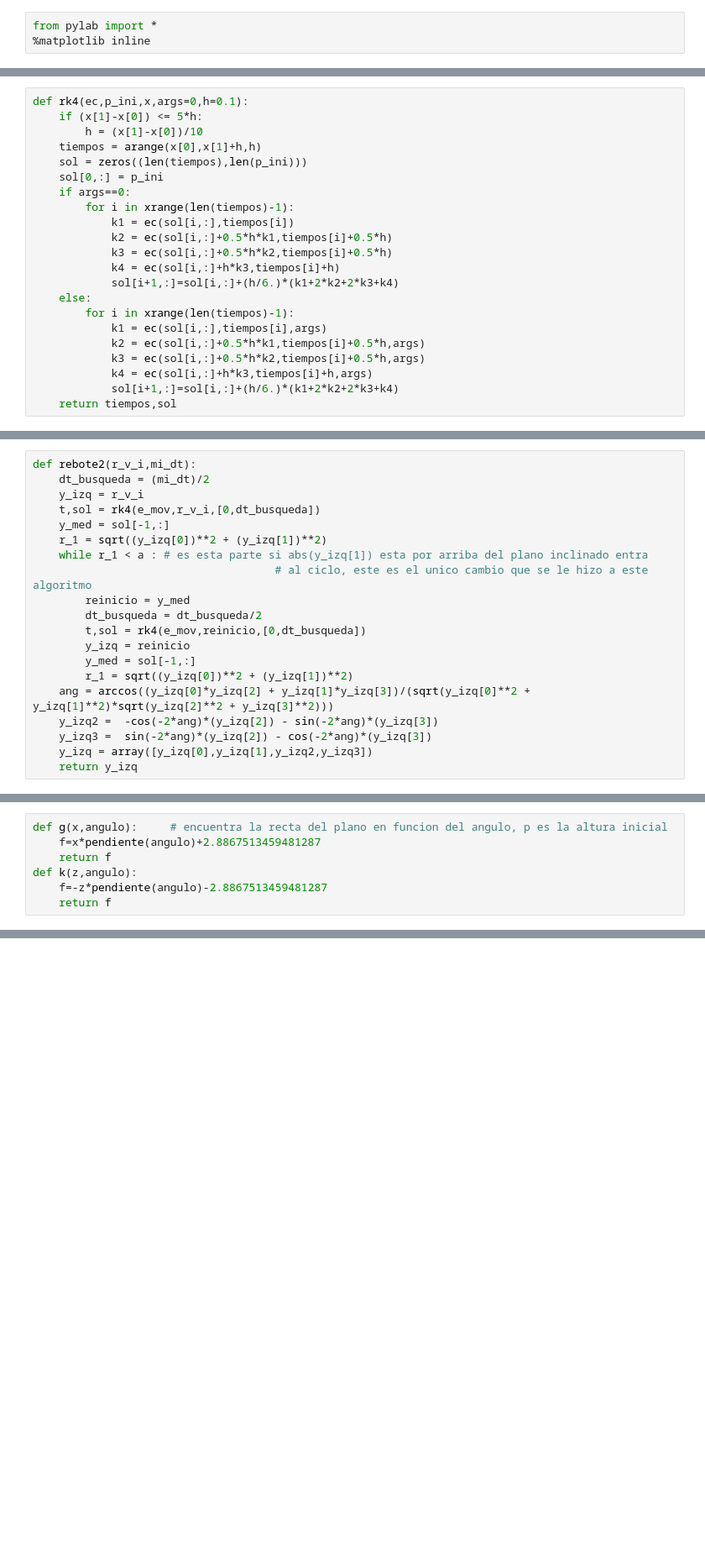
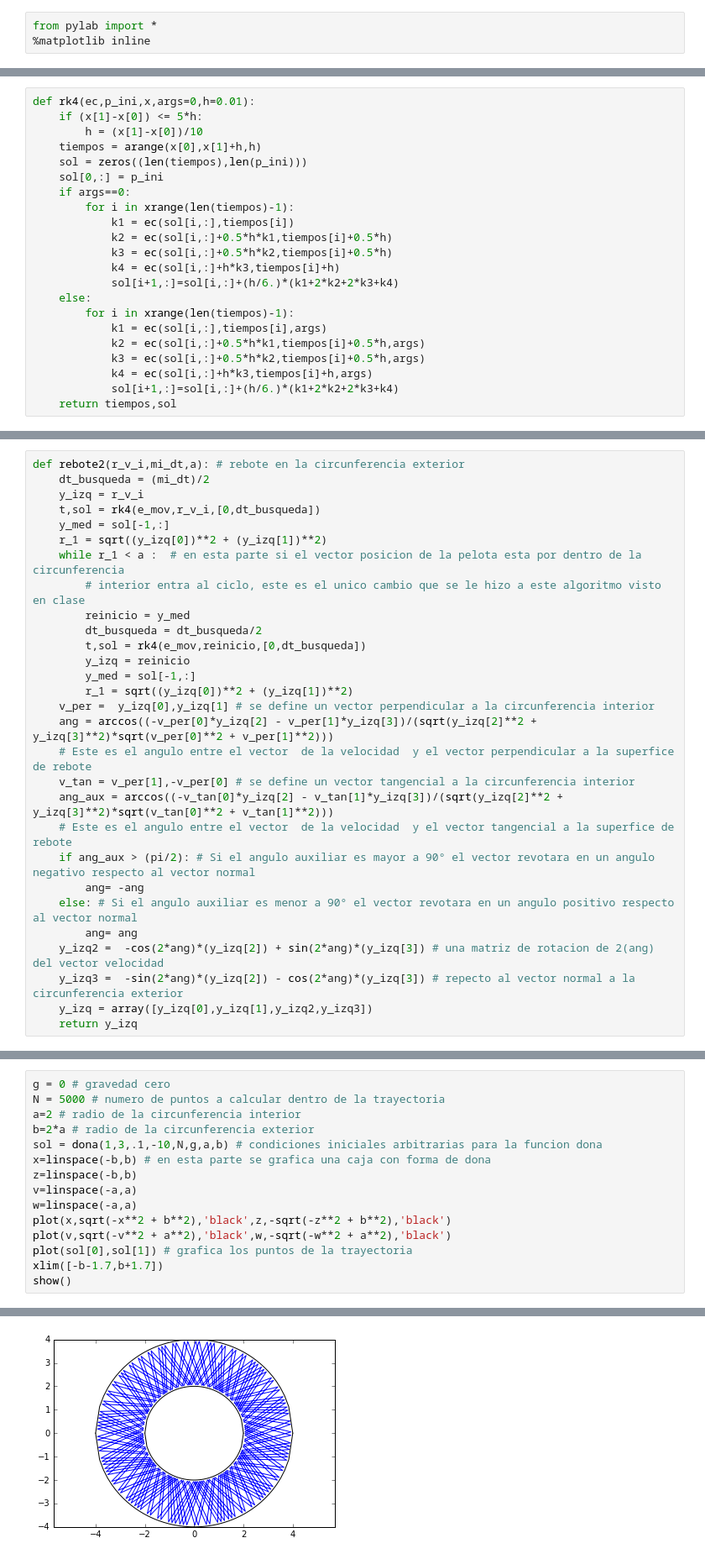
Before and after one commit to hugosl/Examen_1, a Jupyter notebook: Examen1.4.ipynb, the cells around one changed output, grey strips where cells are left out. Shown: that part at 84% size. Saved outputs shown, nothing was run; the diff lists cells and outputs as text; blank space fills up the shorter version.

```diff
--- a/Examen1.4.ipynb
+++ b/Examen1.4.ipynb
@@ -4,5 +6,5 @@ from pylab import *
 # %%
-def rk4(ec,p_ini,x,args=0,h=0.1):
+def rk4(ec,p_ini,x,args=0,h=0.01):
     if (x[1]-x[0]) <= 5*h:
         h = (x[1]-x[0])/10
     tiempos = arange(x[0],x[1]+h,h)
@@ -50,22 +66,31 @@ def rebote(r_v_i,mi_dt):
     y_izq = array([y_izq[0],y_izq[1],y_izq2,y_izq3])
     return y_izq
 # %%
-def rebote2(r_v_i,mi_dt):
+def rebote2(r_v_i,mi_dt,a): # rebote en la circunferencia exterior
     dt_busqueda = (mi_dt)/2
     y_izq = r_v_i
     t,sol = rk4(e_mov,r_v_i,[0,dt_busqueda])
     y_med = sol[-1,:]
     r_1 = sqrt((y_izq[0])**2 + (y_izq[1])**2)
-    while r_1 < a : # es esta parte si abs(y_izq[1]) esta por arriba del plano inclinado entra
-                                     # al ciclo, este es el unico cambio que se le hizo a este algoritmo
+    while r_1 < a :  # en esta parte si el vector posicion de la pelota esta por dentro de la circunferencia
+        # interior entra al ciclo, este es el unico cambio que se le hizo a este algoritmo visto en clase
         reinicio = y_med
         dt_busqueda = dt_busqueda/2
         t,sol = rk4(e_mov,reinicio,[0,dt_busqueda])
         y_izq = reinicio
         y_med = sol[-1,:]
         r_1 = sqrt((y_izq[0])**2 + (y_izq[1])**2)
-    ang = arccos((y_izq[0]*y_izq[2] + y_izq[1]*y_izq[3])/(sqrt(y_izq[0]**2 + y_izq[1]**2)*sqrt(y_izq[2]**2 + y_izq[3]**2)))
-    y_izq2 =  -cos(-2*ang)*(y_izq[2]) - sin(-2*ang)*(y_izq[3])
-    y_izq3 =  sin(-2*ang)*(y_izq[2]) - cos(-2*ang)*(y_izq[3])
+    v_per =  y_izq[0],y_izq[1] # se define un vector perpendicular a la circunferencia interior
+    ang = arccos((-v_per[0]*y_izq[2] - v_per[1]*y_izq[3])/(sqrt(y_izq[2]**2 + y_izq[3]**2)*sqrt(v_per[0]**2 + v_per[1]**2)))
+    # Este es el angulo entre el vector  de la velocidad  y el vector perpendicular a la superfice de rebote
+    v_tan = v_per[1],-v_per[0] # se define un vector tangencial a la circunferencia interior
+    ang_aux = arccos((-v_tan[0]*y_izq[2] - v_tan[1]*y_izq[3])/(sqrt(y_izq[2]**2 + y_izq[3]**2)*sqrt(v_tan[0]**2 + v_tan[1]**2)))
+    # Este es el angulo entre el vector  de la velocidad  y el vector tangencial a la superfice de rebote
+    if ang_aux > (pi/2): # Si el angulo auxiliar es mayor a 90° el vector revotara en un angulo negativo respecto al vector normal
+        ang= -ang
+    else: # Si el angulo auxiliar es menor a 90° el vector revotara en un angulo positivo respecto al vector normal
+        ang= ang
+    y_izq2 =  -cos(2*ang)*(y_izq[2]) + sin(2*ang)*(y_izq[3]) # una matriz de rotacion de 2(ang) del vector velocidad
+    y_izq3 =  -sin(2*ang)*(y_izq[2]) - cos(2*ang)*(y_izq[3]) # repecto al vector normal a la circunferencia exterior
     y_izq = array([y_izq[0],y_izq[1],y_izq2,y_izq3])
     return y_izq
@@ -82,7 +96,0 @@ def f(x,angulo,h):     # encuentra la recta del plano en funcion del angulo, p e
-# %%
-def g(x,angulo):     # encuentra la recta del plano en funcion del angulo, p es la altura inicial
-    f=x*pendiente(angulo)+2.8867513459481287
-    return f
-def k(z,angulo):
-    f=-z*pendiente(angulo)-2.8867513459481287
-    return f
@@ -125,0 +127,16 @@ rebotes = 20
+# %%
+g = 0 # gravedad cero
+N = 5000 # numero de puntos a calcular dentro de la trayectoria
+a=2 # radio de la circunferencia interior
+b=2*a # radio de la circunferencia exterior
+sol = dona(1,3,.1,-10,N,g,a,b) # condiciones iniciales arbitrarias para la funcion dona
+x=linspace(-b,b) # en esta parte se grafica una caja con forma de dona
+z=linspace(-b,b)
+v=linspace(-a,a)
+w=linspace(-a,a)
+plot(x,sqrt(-x**2 + b**2),'black',z,-sqrt(-z**2 + b**2),'black')
+plot(v,sqrt(-v**2 + a**2),'black',w,-sqrt(-w**2 + a**2),'black')
+plot(sol[0],sol[1]) # grafica los puntos de la trayectoria
+xlim([-b-1.7,b+1.7])
+show()
+# %% [output]
@@ -125,0 +144 @@ rebotes = 20
+[figure, added]
```
Also changed, not shown: parts of 15 cells of this notebook.
